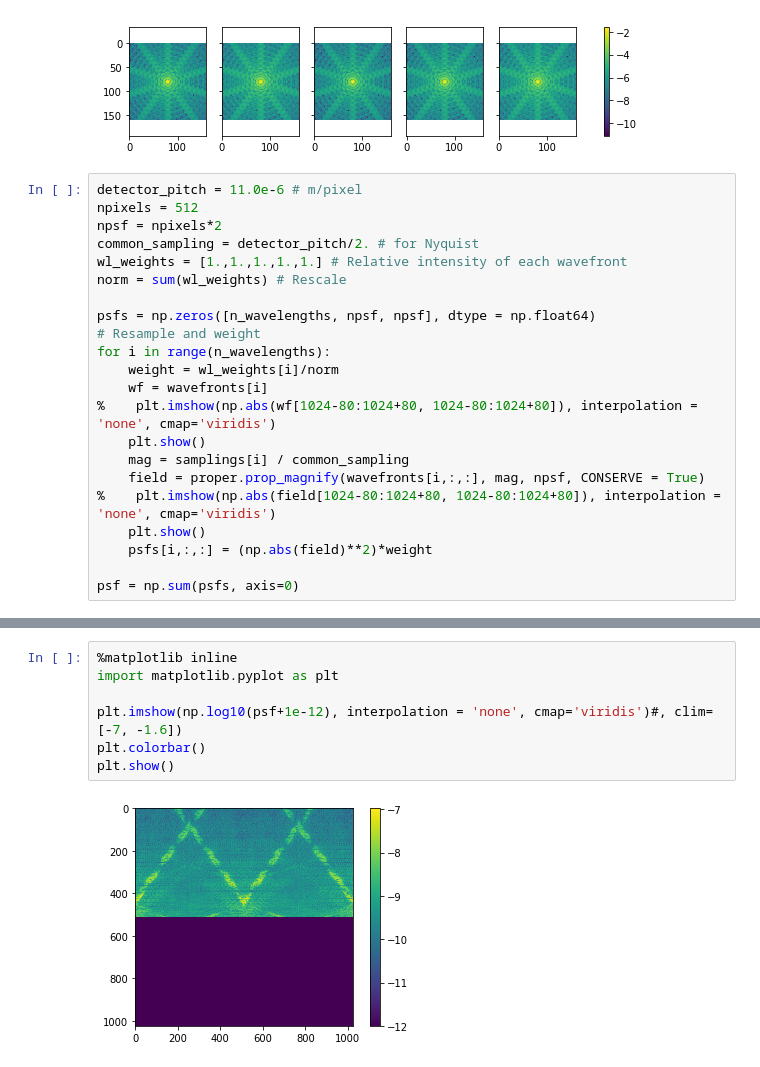
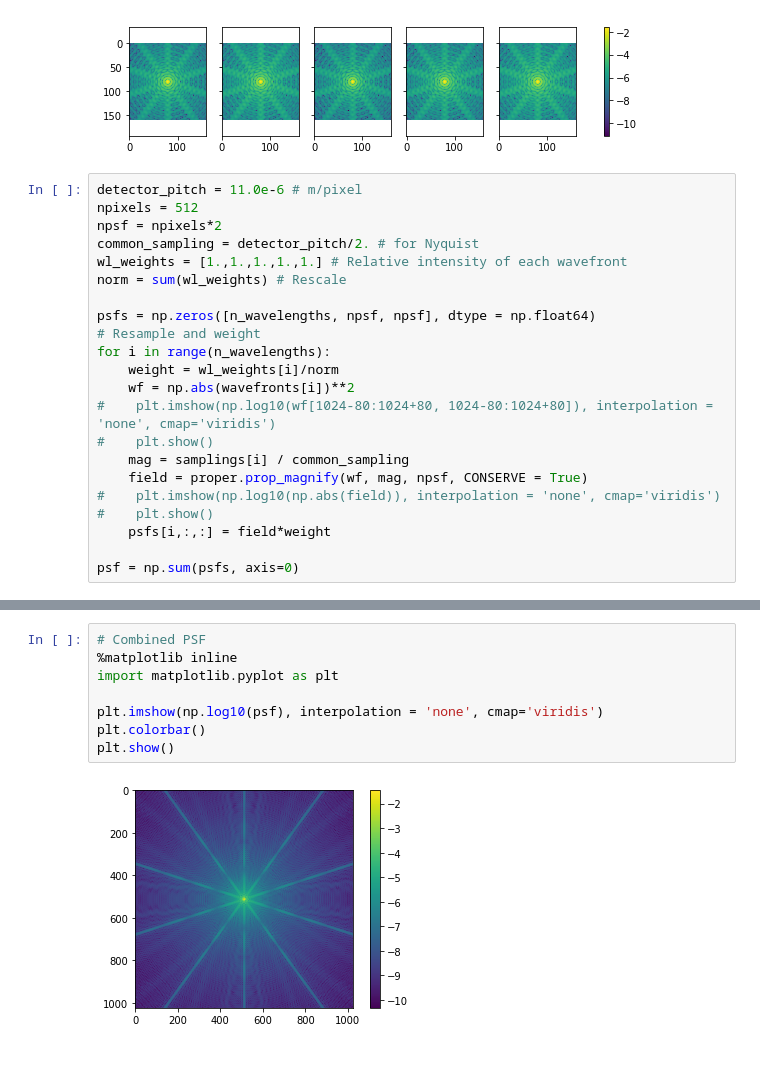
Before and after one commit to benjaminpope/toliman, a Jupyter notebook: image_modelling/toliman PROPER conic RC multi.ipynb, the cells around one changed output, grey strips where cells are left out. Cells and saved outputs as stored; diff of their text form.

Commit message:
Generated first polychromatic detector image

```diff
--- a/image_modelling/toliman PROPER conic RC multi.ipynb
+++ b/image_modelling/toliman PROPER conic RC multi.ipynb
@@ -156,13 +156,13 @@ psfs = np.zeros([n_wavelengths, npsf, npsf], dtype = np.float64)
 # Resample and weight
 for i in range(n_wavelengths):
     weight = wl_weights[i]/norm
-    wf = wavefronts[i]
-%    plt.imshow(np.abs(wf[1024-80:1024+80, 1024-80:1024+80]), interpolation = 'none', cmap='viridis')
-    plt.show()
+    wf = np.abs(wavefronts[i])**2
+#    plt.imshow(np.log10(wf[1024-80:1024+80, 1024-80:1024+80]), interpolation = 'none', cmap='viridis')
+#    plt.show()
     mag = samplings[i] / common_sampling
-    field = proper.prop_magnify(wavefronts[i,:,:], mag, npsf, CONSERVE = True)
-%    plt.imshow(np.abs(field[1024-80:1024+80, 1024-80:1024+80]), interpolation = 'none', cmap='viridis')
-    plt.show()
-    psfs[i,:,:] = (np.abs(field)**2)*weight
+    field = proper.prop_magnify(wf, mag, npsf, CONSERVE = True)
+#    plt.imshow(np.log10(np.abs(field)), interpolation = 'none', cmap='viridis')
+#    plt.show()
+    psfs[i,:,:] = field*weight
 
 psf = np.sum(psfs, axis=0)
@@ -184,10 +174,11 @@ plot_psfs(psfs**2, logscale=False)
 # %%
+# Combined PSF
 %matplotlib inline
 import matplotlib.pyplot as plt
 
-plt.imshow(np.log10(psf+1e-12), interpolation = 'none', cmap='viridis')#, clim=[-7, -1.6])
+plt.imshow(np.log10(psf), interpolation = 'none', cmap='viridis')
 plt.colorbar()
 plt.show()
 # %% [output]
-[figure, old version]
+[figure, new version]
 # %%
```
Also changed, not shown: parts of 8 cells of this notebook.
